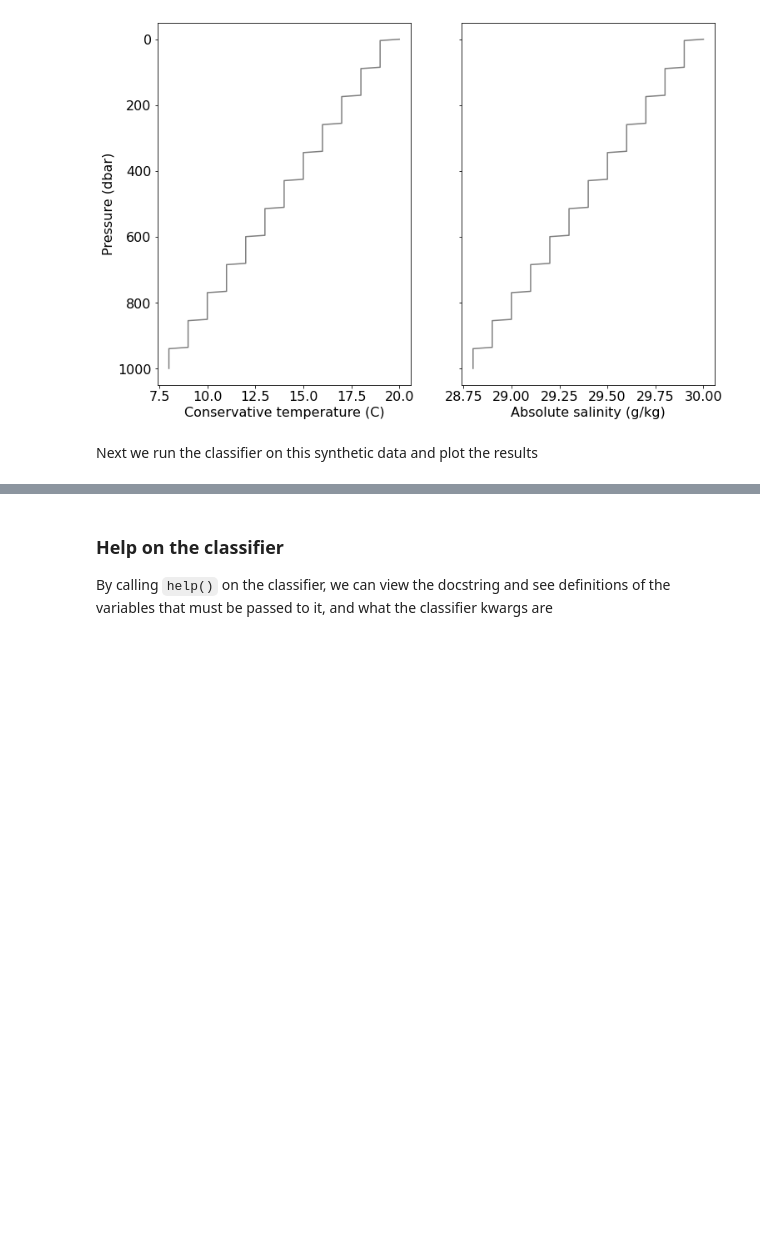
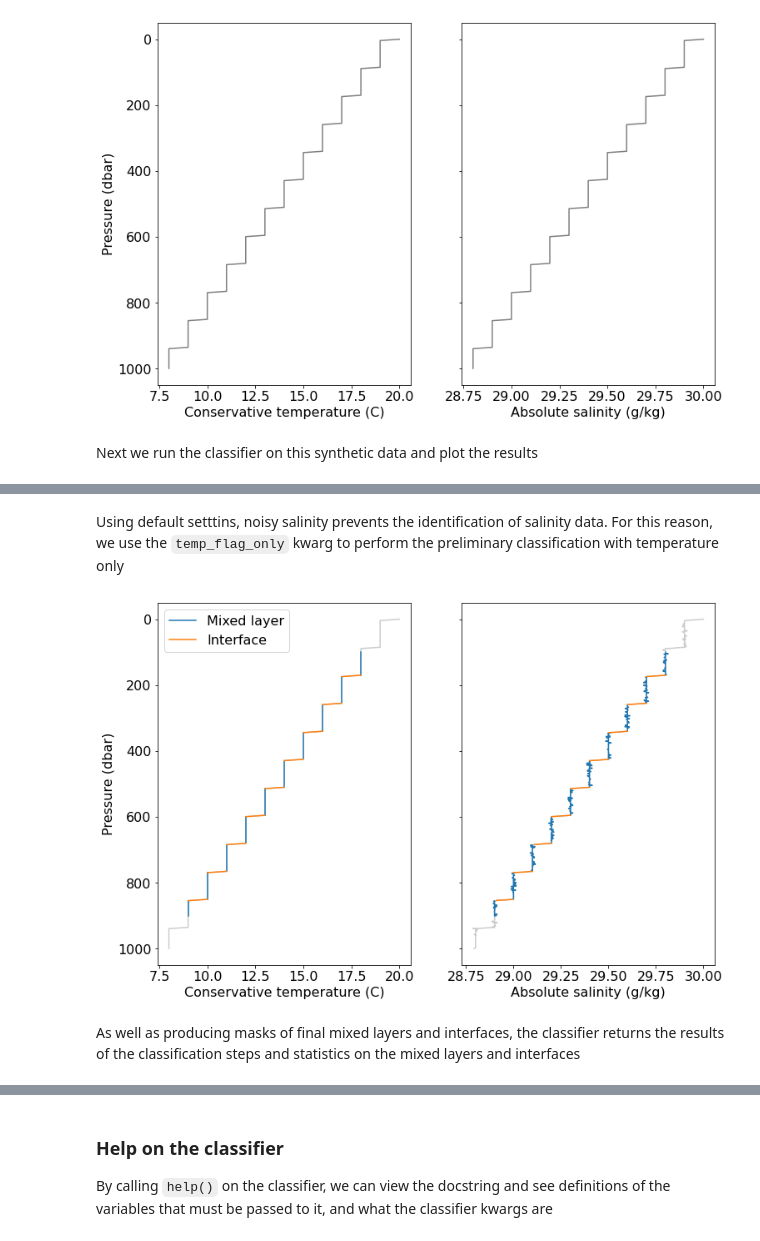
Before and after one commit to callumrollo/thermohaline-steps, a Jupyter notebook: demo.ipynb, the cells around one changed output, grey strips where cells are left out. Saved outputs shown, nothing was run; the diff lists cells and outputs as text; code cells hidden in the pictures; blank space fills up the shorter version.

```diff
--- a/demo.ipynb
+++ b/demo.ipynb
@@ -58,0 +98,8 @@ ax[0].invert_yaxis()
+# %% [markdown]
+Using default setttins, noisy salinity prevents the identification of salinity data. For this reason, we use the `temp_flag_only` kwarg to perform the preliminary classification with temperature only
+# %%
+classify_test_data(p_in, ct_in, sa_noise, temp_flag_only=True)
+# %% [output]
+[figure, added]
+# %% [markdown]
+As well as producing masks of final mixed layers and interfaces, the classifier returns the results of the classification steps and statistics on the mixed layers and interfaces
```
Also changed, not shown: parts of 13 cells of this notebook.
